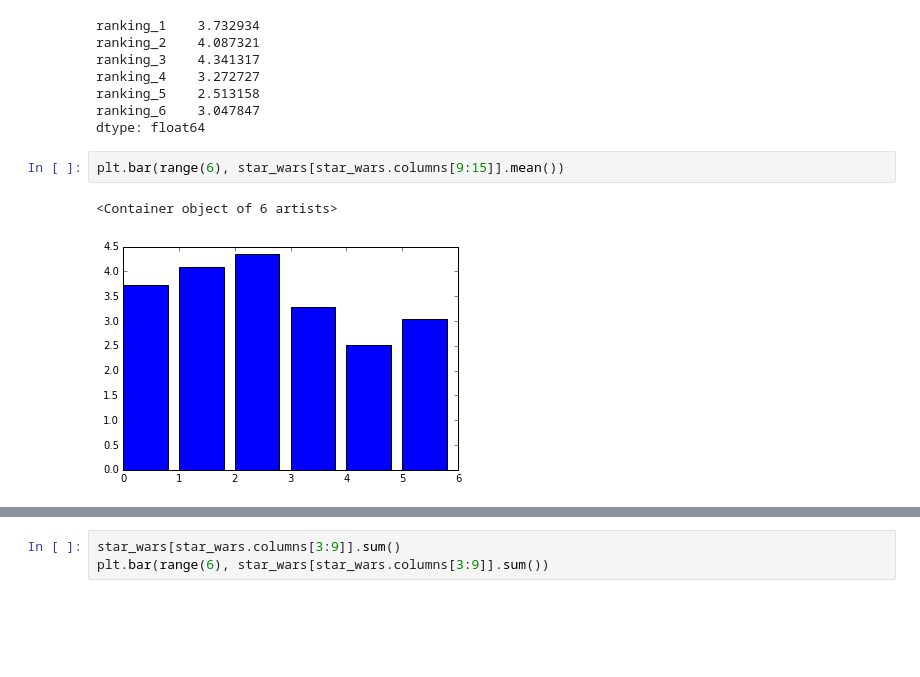
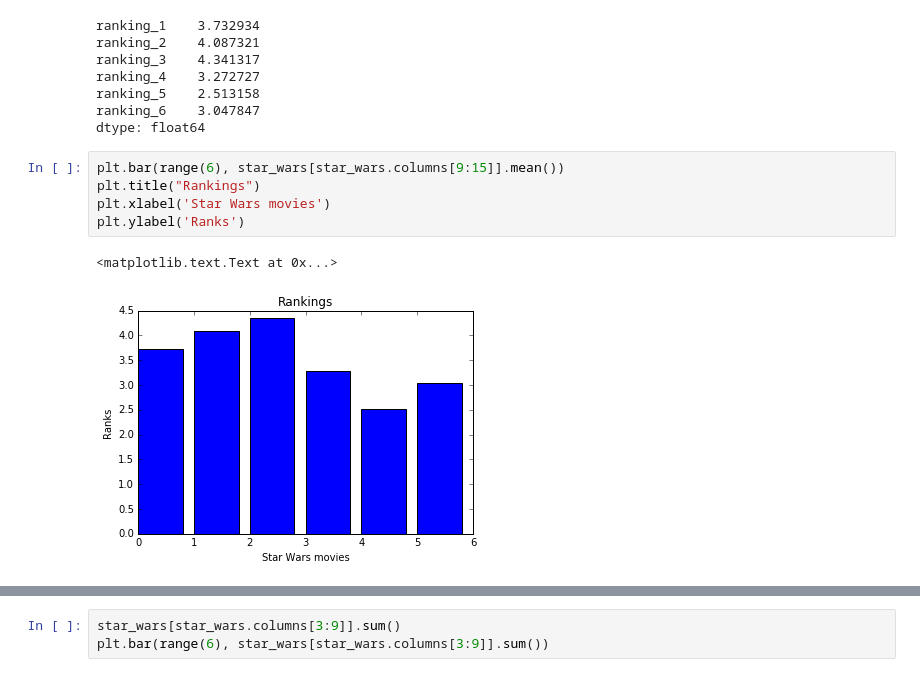
Before and after one commit to xuwenyihust/Star-Wars-Survey, a Jupyter notebook: star_wars.ipynb, the cells around one changed output, grey strips where cells are left out. Cells and saved outputs as stored; diff of their text form; blank space fills up the shorter version.

```diff
--- a/star_wars.ipynb
+++ b/star_wars.ipynb
@@ -121,6 +125,9 @@ ranking_6    3.047847
 dtype: float64
 # %%
 plt.bar(range(6), star_wars[star_wars.columns[9:15]].mean())
+plt.title("Rankings")
+plt.xlabel('Star Wars movies')
+plt.ylabel('Ranks')
 # %% [output]
-<Container object of 6 artists>
+<matplotlib.text.Text at 0x...>
-[figure, old version]
+[figure, new version]
```
Also changed, not shown: parts of 6 cells of this notebook.
